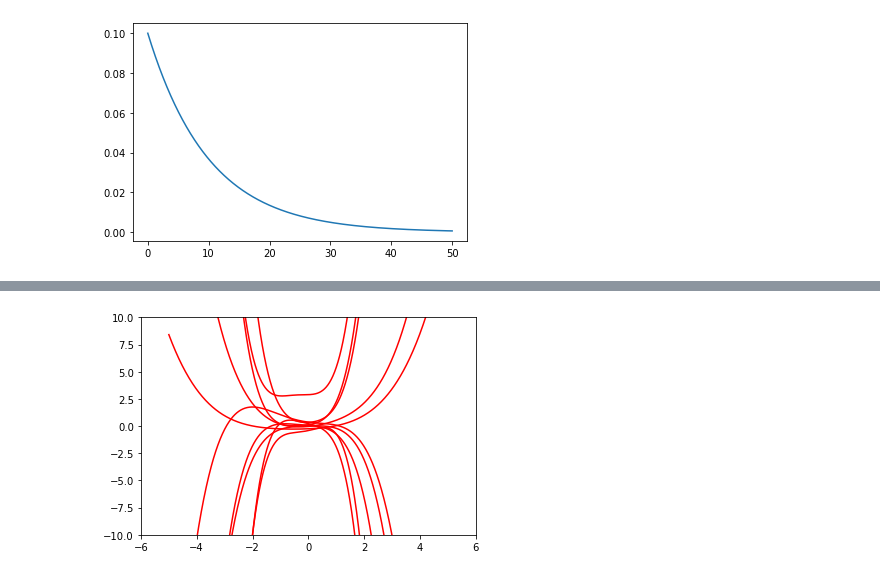
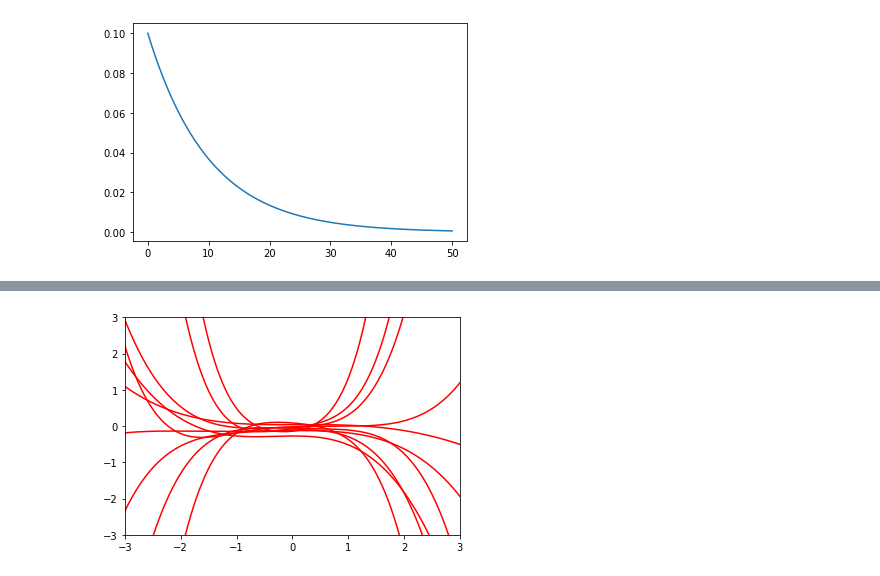
Before and after one commit to ryuichiueda/robot_and_stats_code, a Jupyter notebook: 8章の関数サンプリング.ipynb, the cells around one changed output, grey strips where cells are left out. Cells and saved outputs as stored; diff of their text form; code cells hidden in the pictures.

```diff
--- a/8章の関数サンプリング.ipynb
+++ b/8章の関数サンプリング.ipynb
@@ -61,28 +61,28 @@ def draw_data(data):
 # %%
 def draw_estimate(data, mus):
 
     xs = np.arange(-5, 5, 0.01)
 
     for mu in mus:
         ys = [phi_function(x, mu) for x in xs]
         plt.plot(xs, ys, color="red")
 
 def draw_estimates(num, data):
     mus = []
 
     lmd_dist = gen_lambda_dist()
     lmds = lmd_dist.rvs(num)
 
     for lmd in lmds:
         w_dist = gen_w_dist(lmd)
         mus.append(w_dist.rvs(1))
 
     draw_estimate(data, mus)
 
-    plt.xlim(-6,6)
-    plt.ylim(-10,10)
+    plt.xlim(-3,3)
+    plt.ylim(-3,3)
     plt.show()
 
 draw_estimates(10, data)
 # %% [output]
-[figure, old version]
+[figure, new version]
```
Also changed, not shown: parts of 4 cells of this notebook.
